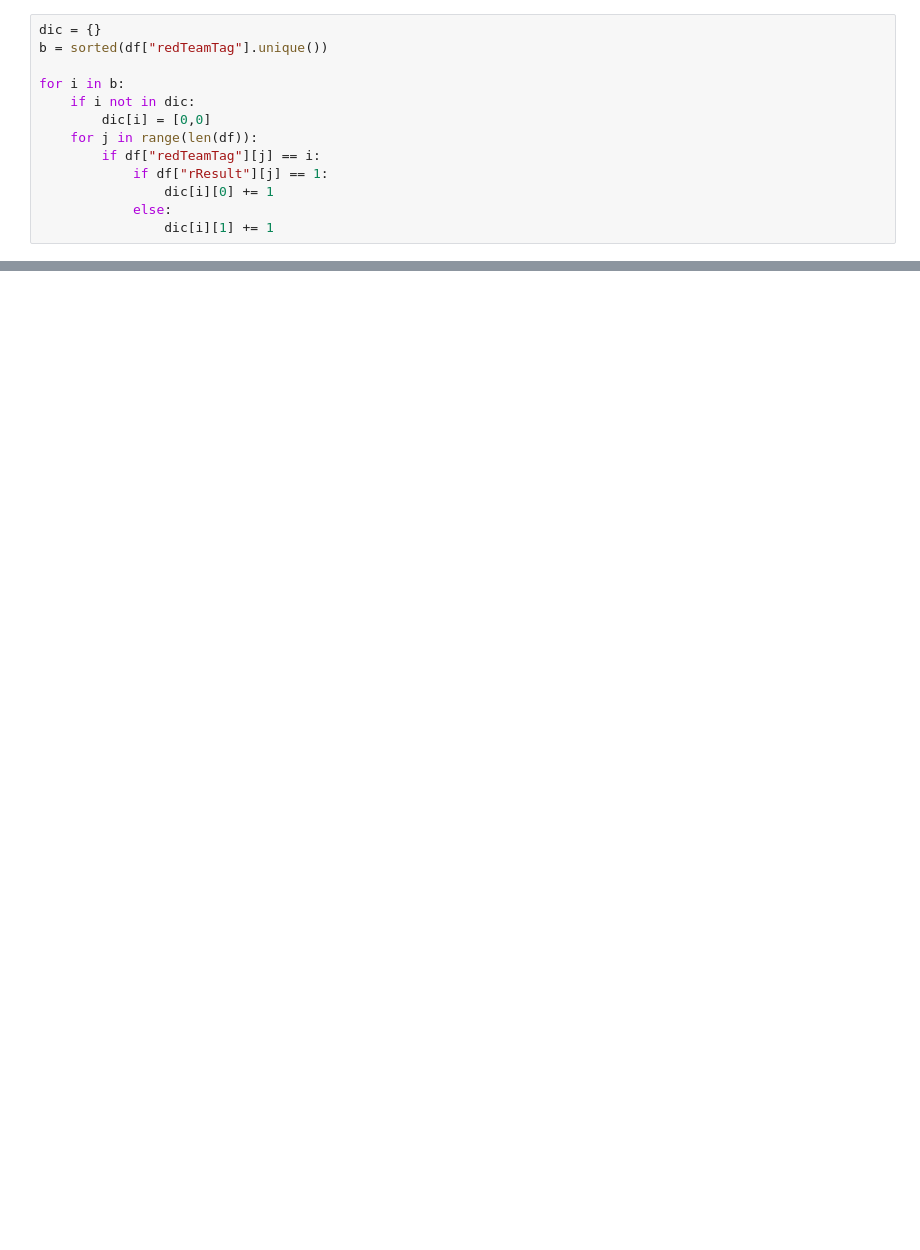
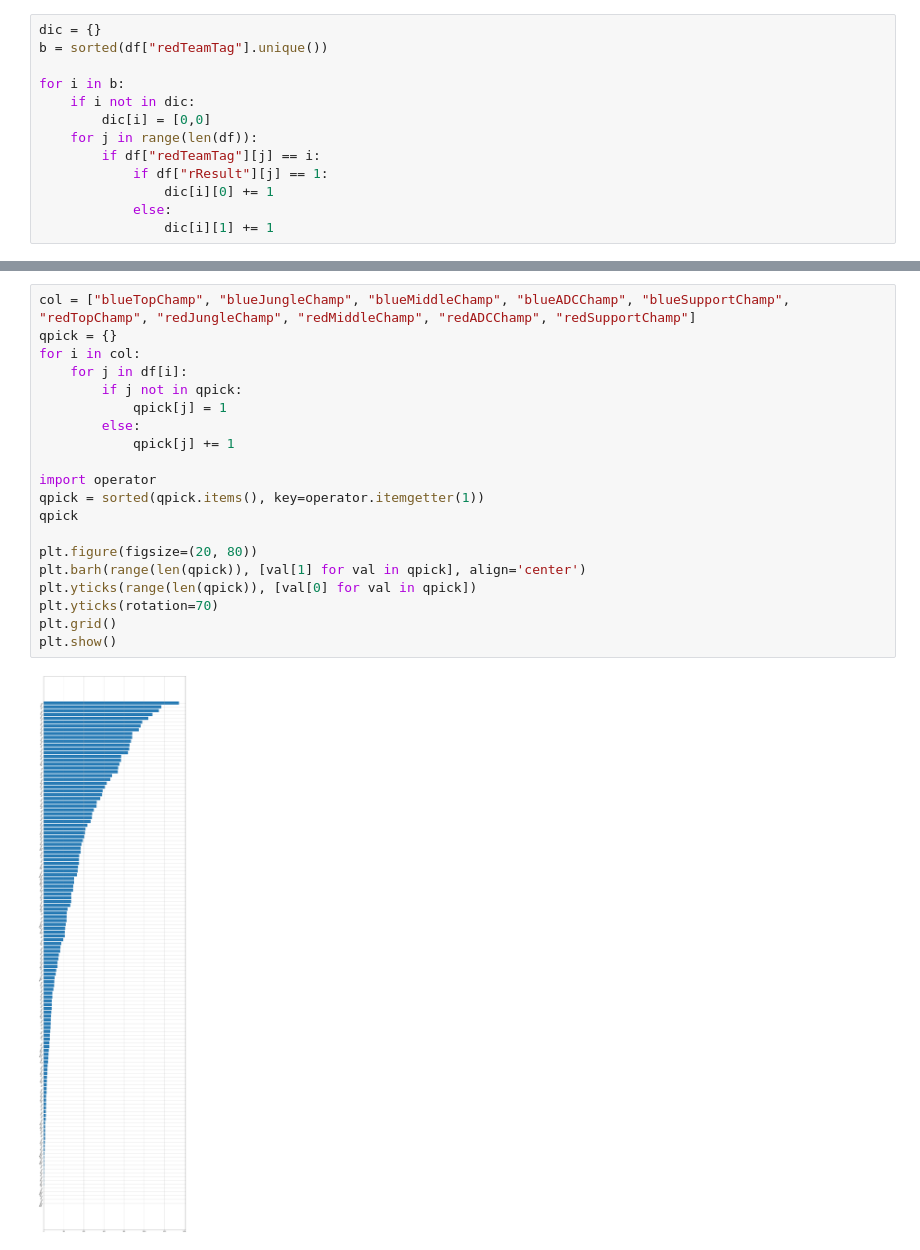
Before and after one commit to LiuSeeker/CieDados, a Jupyter notebook: Projeto 3/Untitled.ipynb, the cells around one changed output, grey strips where cells are left out. Saved outputs shown, nothing was run; the diff lists cells and outputs as text; blank space fills up the shorter version.

```diff
--- a/Projeto 3/Untitled.ipynb
+++ b/Projeto 3/Untitled.ipynb
@@ -111,0 +233,22 @@ yoeFW [3, 0]
+# %%
+col = ["blueTopChamp", "blueJungleChamp", "blueMiddleChamp", "blueADCChamp", "blueSupportChamp", "redTopChamp", "redJungleChamp", "redMiddleChamp", "redADCChamp", "redSupportChamp"]
+qpick = {}
+for i in col:
+    for j in df[i]:
+        if j not in qpick:
+            qpick[j] = 1
+        else:
+            qpick[j] += 1
+
+import operator
+qpick = sorted(qpick.items(), key=operator.itemgetter(1))
+qpick
+
+plt.figure(figsize=(20, 80))
+plt.barh(range(len(qpick)), [val[1] for val in qpick], align='center')
+plt.yticks(range(len(qpick)), [val[0] for val in qpick])
+plt.yticks(rotation=70)
+plt.grid()
+plt.show()
+# %% [output]
+[figure, added]
```
Also changed, not shown: parts of 19 cells of this notebook.
